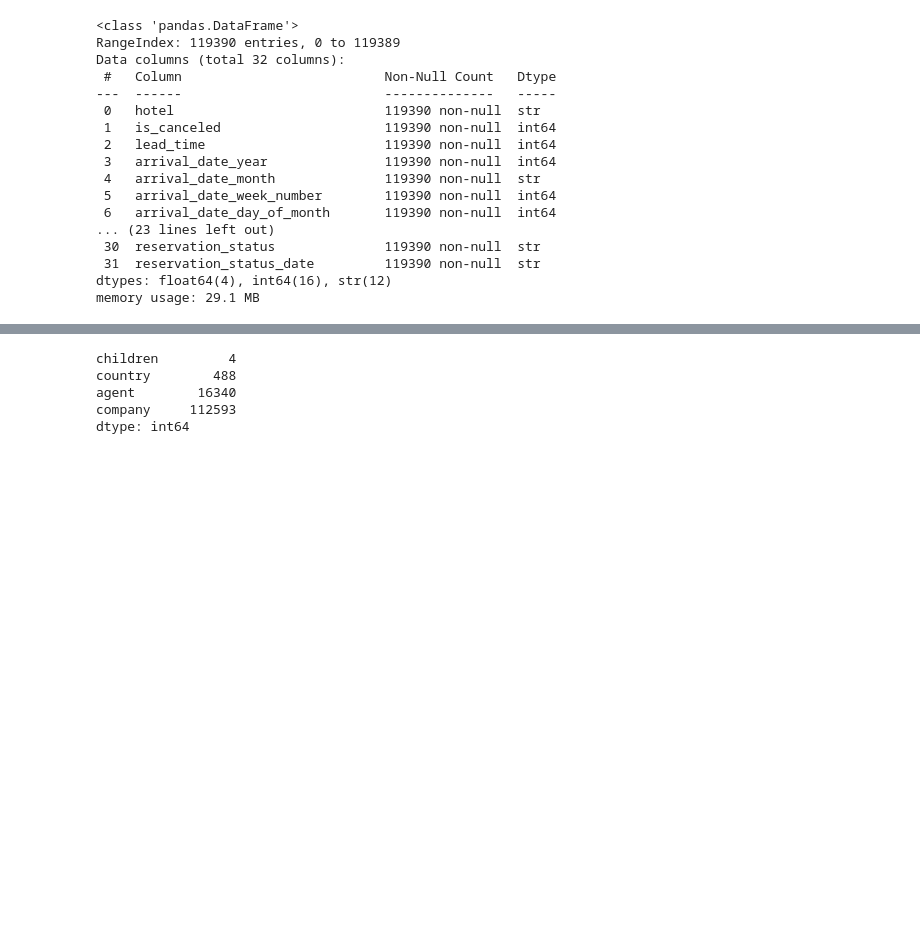
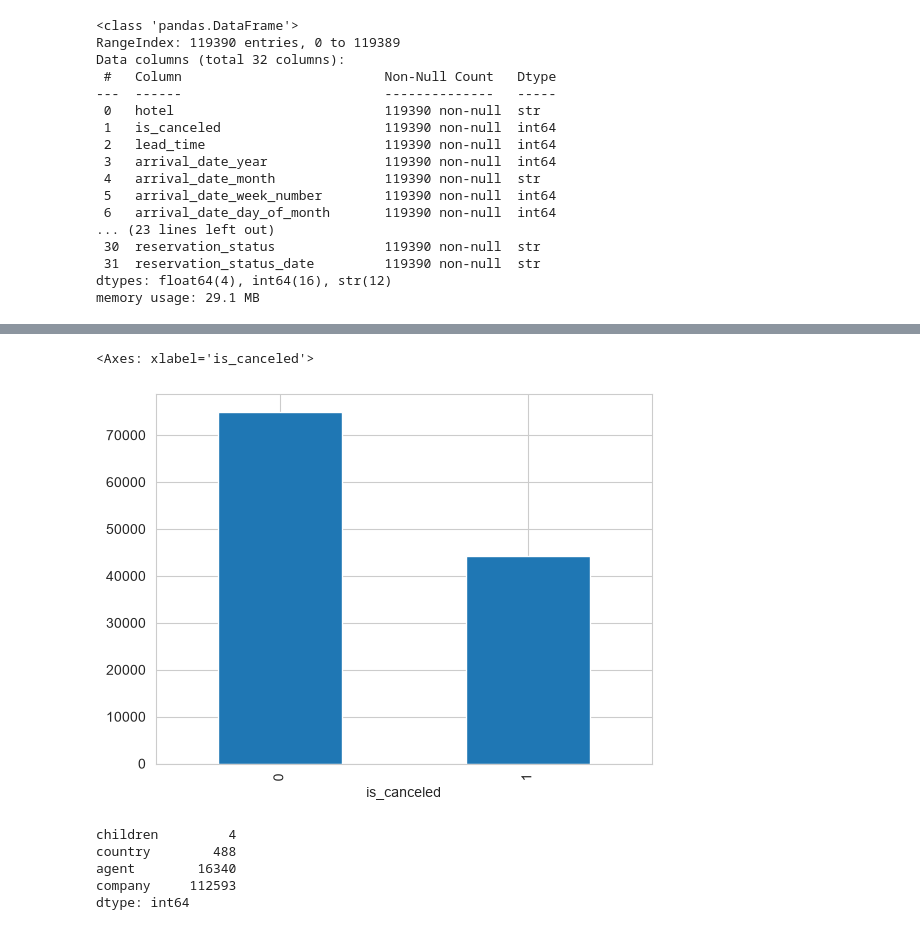
Before and after one commit to KryptoVader/AEGIS, a Jupyter notebook: roadmap/Traditional_ML/day_04/day_04.ipynb, the cells around one changed output, grey strips where cells are left out. Cells and saved outputs as stored; diff of their text form; code cells hidden in the pictures; blank space fills up the shorter version.

```diff
--- a/roadmap/Traditional_ML/day_04/day_04.ipynb
+++ b/roadmap/Traditional_ML/day_04/day_04.ipynb
@@ -59,6 +59,11 @@ df.describe()
 | 50% | 0.000000 | 69.000000 | 2016.000000 | 28.000000 | 16.000000 | ... |
 | 75% | 1.000000 | 160.000000 | 2017.000000 | 38.000000 | 23.000000 | ... |
 | max | 1.000000 | 737.000000 | 2017.000000 | 53.000000 | 31.000000 | ... |
+# %%
+df['is_canceled'].value_counts().plot(kind='bar')
+# %% [output]
+<Axes: xlabel='is_canceled'>
+[figure, added]
 # %%
 missing = df.isna().sum()
 missing[missing > 0]
```
Also changed, not shown: parts of 17 cells of this notebook, 5 other files.
